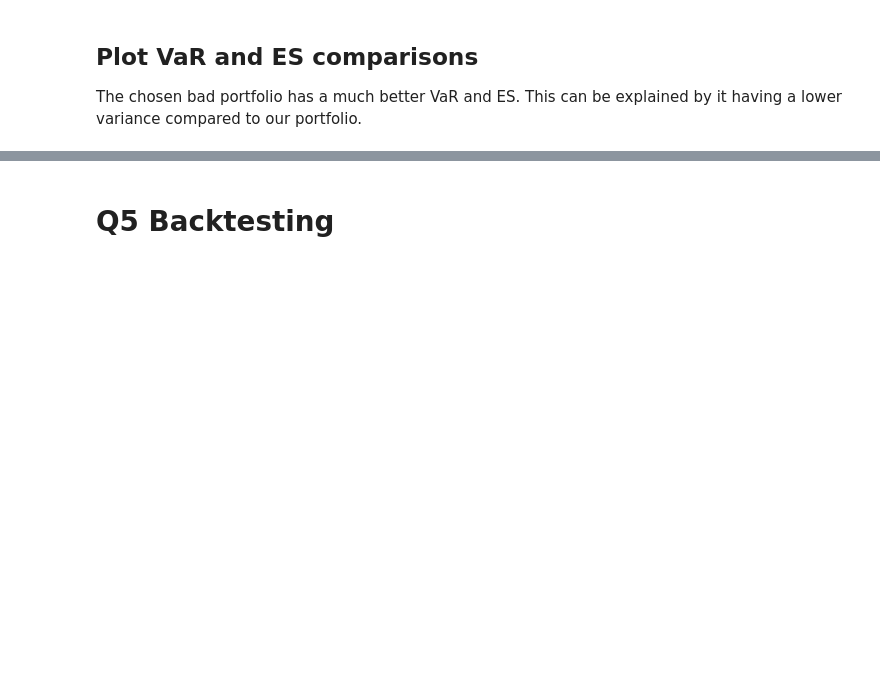
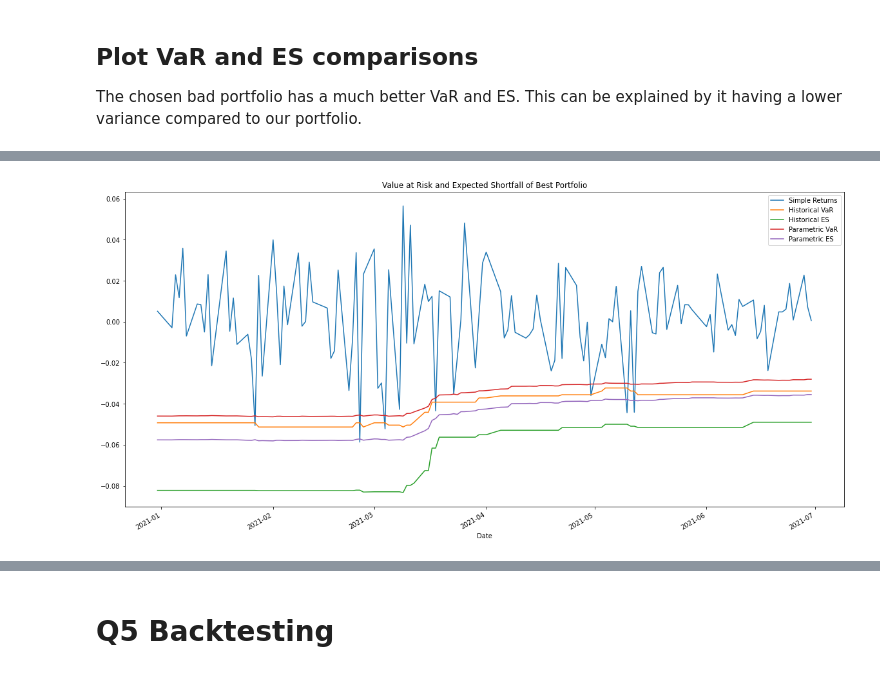
Before and after one commit to coldsonata/bt4016-project, a Jupyter notebook: midterm_code.ipynb, the cells around one changed output, grey strips where cells are left out. Saved outputs shown, nothing was run; the diff lists cells and outputs as text; code cells hidden in the pictures; blank space fills up the shorter version.

```diff
--- a/midterm_code.ipynb
+++ b/midterm_code.ipynb
@@ -1036,10 +906,10 @@ new_table['es parametric'] = parametric_risk_values['5% ES']
 ### Risk for original portfolio
 # %%
 original_table = pd.DataFrame((simple_returns[(simple_returns.index<=dates['end_date']) & (simple_returns.index>=dates['start_date'])]).mean(1))
-original_table.rename(columns={0:"simple returns"},inplace=True)
-historical_risk_values = get_historical_risk(returns_df=simple_returns, rolling_window_size=250, dates=dates, weights=comparison_table['original weights'])
-original_table['var historical'] = historical_risk_values['5% VaR']
-original_table['es historical'] = historical_risk_values['5% ES']
-parametric_risk_values = get_parametric_risk(returns_df=simple_returns, rolling_window_size=250, dates=dates, weights=comparison_table['original weights'])
-original_table['var parametric'] = parametric_risk_values['5% VaR']
-original_table['es parametric'] = parametric_risk_values['5% ES']
+original_table.rename(columns={0:"Simple Returns"},inplace=True)
+historical_risk_values = get_historical_risk(returns_df=simple_returns, rolling_window_size=252, dates=dates, weights=comparison_table['original weights'])
+original_table['Historical VaR'] = historical_risk_values['5% VaR']
+original_table['Historical ES'] = historical_risk_values['5% ES']
+parametric_risk_values = get_parametric_risk(returns_df=simple_returns, rolling_window_size=252, dates=dates, weights=comparison_table['original weights'])
+original_table['Parametric VaR'] = parametric_risk_values['5% VaR']
+original_table['Parametric ES'] = parametric_risk_values['5% ES']
@@ -1115,0 +1040,7 @@ _ = bad_table.plot(figsize=(20,10))
+# %%
+original_table.plot(figsize=(20,10))
+plt.legend()
+plt.title("Value at Risk and Expected Shortfall of Best Portfolio")
+plt.show()
+# %% [output]
+[figure, added]
```
Also changed, not shown: parts of 45 cells of this notebook.
